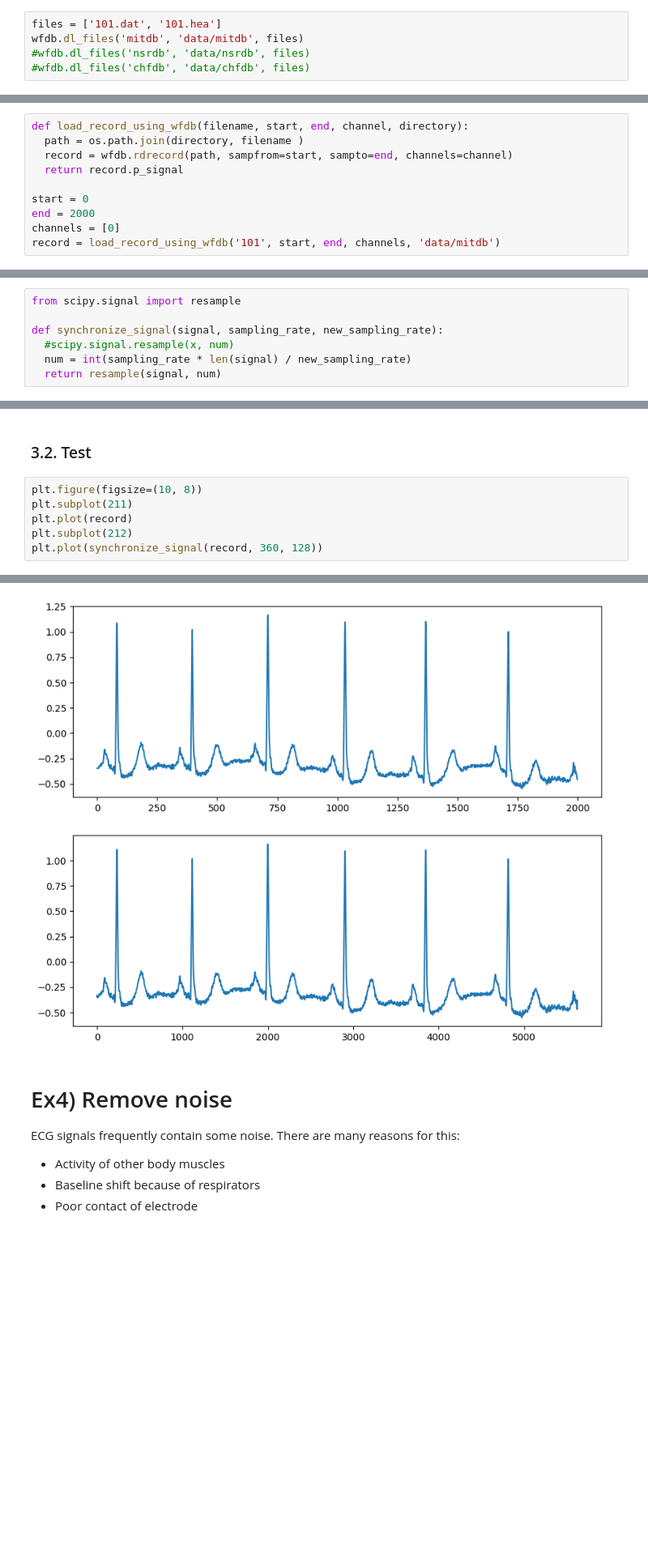
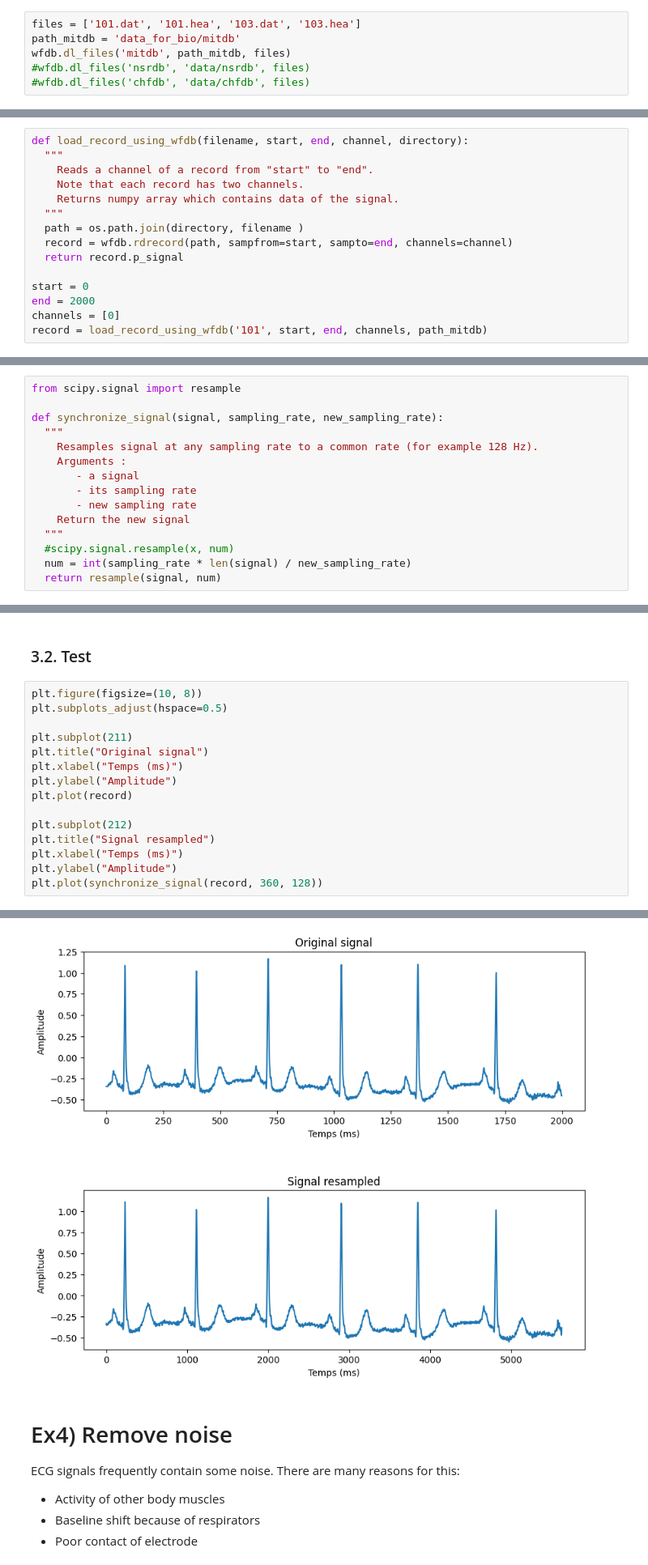
Before and after one commit to Ekliipce/Machine-Learning-for-Biomedical, a Jupyter notebook: ECG_classification_exercices.ipynb, the cells around one changed output, grey strips where cells are left out. Shown at 81% size. Drawn from its saved outputs; the diff is of its cells as text; blank space fills up the shorter version.

```diff
--- a/ECG_classification_exercices.ipynb
+++ b/ECG_classification_exercices.ipynb
@@ -65,8 +54,9 @@ source [here](https://www.physionet.org/content/nsrdb/1.0.0/).
 # %% [markdown]
 If you want to waves : https://www.physionet.org/lightwave/?db=mitdb/1.0.0
 # %%
-files = ['101.dat', '101.hea']
-wfdb.dl_files('mitdb', 'data/mitdb', files)
+files = ['101.dat', '101.hea', '103.dat', '103.hea']
+path_mitdb = 'data_for_bio/mitdb'
+wfdb.dl_files('mitdb', path_mitdb, files)
 #wfdb.dl_files('nsrdb', 'data/nsrdb', files)
 #wfdb.dl_files('chfdb', 'data/chfdb', files)
 # %% [output]
@@ -91,6 +81,11 @@ Specify the parameter "end" = 2000
 1.2 By using matplotlib package, plot the signal. The signal is periodic ? Its shape is the same of a sinusoidal wave ?
 # %%
 def load_record_using_wfdb(filename, start, end, channel, directory):
+  """
+    Reads a channel of a record from "start" to "end".
+    Note that each record has two channels.
+    Returns numpy array which contains data of the signal.
+  """
   path = os.path.join(directory, filename )
   record = wfdb.rdrecord(path, sampfrom=start, sampto=end, channels=channel)
   return record.p_signal
@@ -98,7 +93,7 @@ def load_record_using_wfdb(filename, start, end, channel, directory):
 start = 0
 end = 2000
 channels = [0]
-record = load_record_using_wfdb('101', start, end, channels, 'data/mitdb')
+record = load_record_using_wfdb('101', start, end, channels, path_mitdb)
 # %%
 record.shape
 # %% [output]
@@ -225,6 +222,14 @@ We recall that ECG records of ARR-Database were sampled at 360 Hz, those of CHF
 from scipy.signal import resample
 
 def synchronize_signal(signal, sampling_rate, new_sampling_rate):
+  """
+    Resamples signal at any sampling rate to a common rate (for example 128 Hz).
+    Arguments :
+       - a signal
+       - its sampling rate
+       - new sampling rate
+    Return the new signal
+  """
   #scipy.signal.resample(x, num)
   num = int(sampling_rate * len(signal) / new_sampling_rate)
   return resample(signal, num)
@@ -247,13 +252,22 @@ for signal in list_signals:
 ### 3.2. Test
 # %%
 plt.figure(figsize=(10, 8))
+plt.subplots_adjust(hspace=0.5)
+
 plt.subplot(211)
+plt.title("Original signal")
+plt.xlabel("Temps (ms)")
+plt.ylabel("Amplitude")
 plt.plot(record)
+
 plt.subplot(212)
+plt.title("Signal resampled")
+plt.xlabel("Temps (ms)")
+plt.ylabel("Amplitude")
 plt.plot(synchronize_signal(record, 360, 128))
 # %% [output]
 [<matplotlib.lines.Line2D at 0x...>]
-[figure, old version]
+[figure, new version]
 # %% [markdown]
 # Ex4) Remove noise
 ECG signals frequently contain some noise. There are many reasons for this:
```
Also changed, not shown: parts of 22 cells of this notebook.
